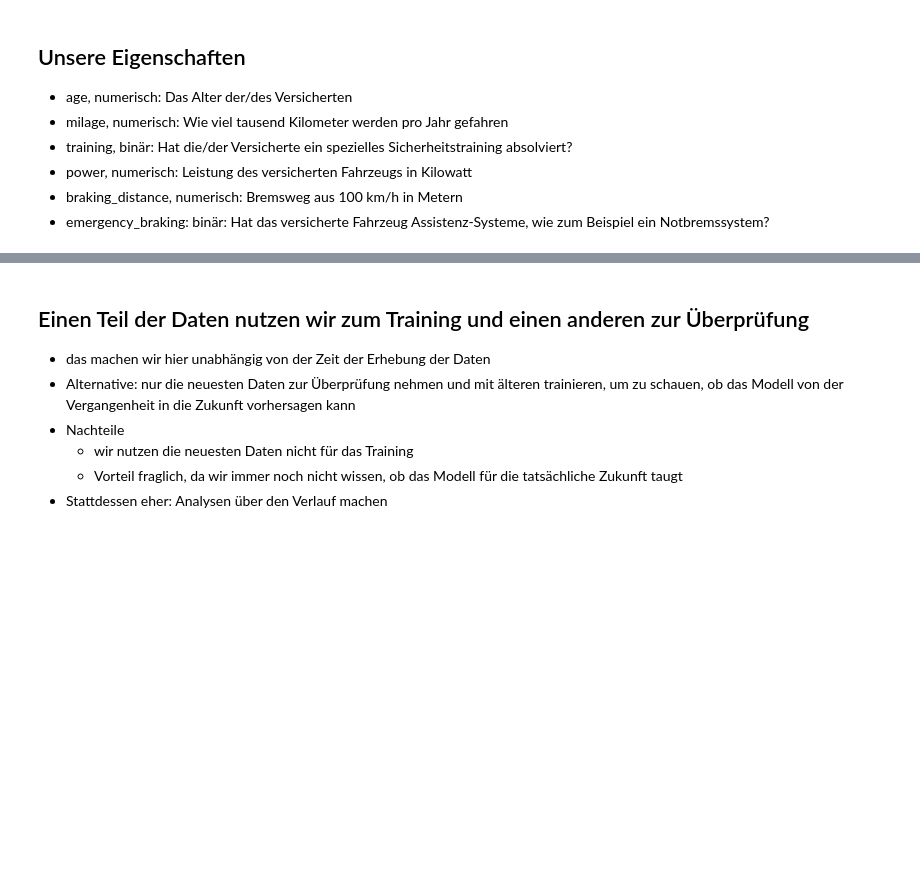
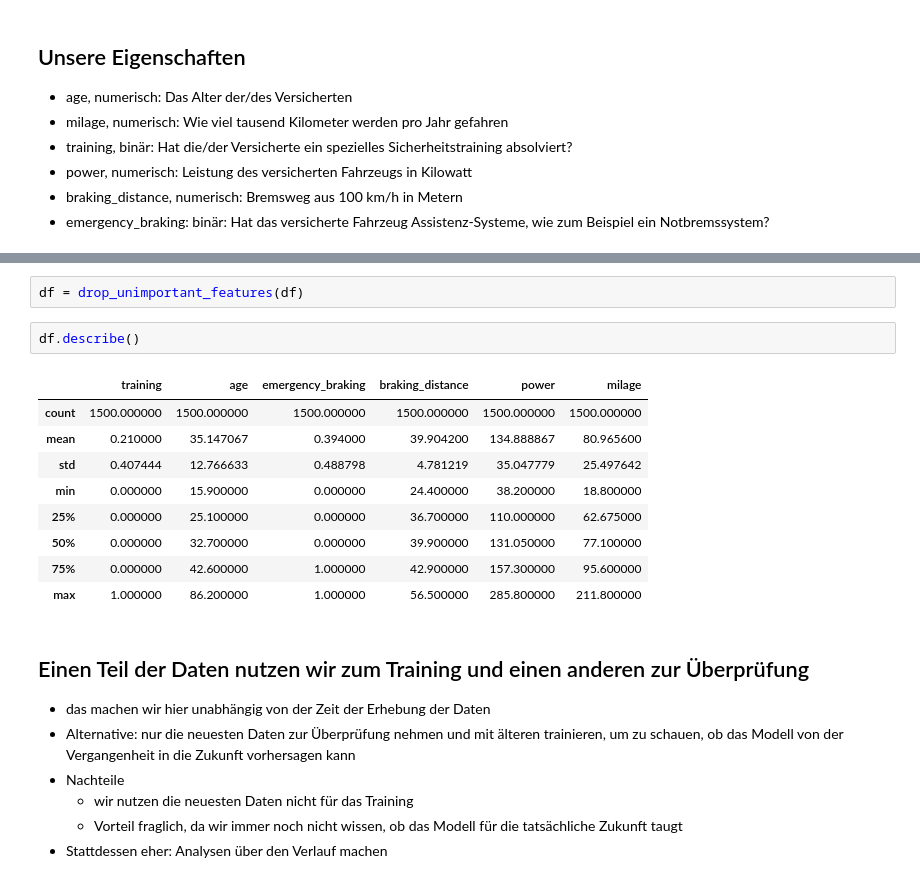
Before and after one commit to DJCordhose/buch-machine-learning-notebooks, a Jupyter notebook: kap11-train.ipynb, the cells around one changed output, grey strips where cells are left out. Drawn from its saved outputs; the diff is of its cells as text; blank space fills up the shorter version.

```diff
--- a/kap11-train.ipynb
+++ b/kap11-train.ipynb
@@ -139,3 +152,17 @@ df
+# %%
+df = drop_unimportant_features(df)
+# %%
+df.describe()
+# %% [output]
+|  | training | age | emergency_braking | braking_distance | power | milage |
+| count | 1500.000000 | 1500.000000 | 1500.000000 | 1500.000000 | 1500.000000 | 1500.000000 |
+| mean | 0.210000 | 35.147067 | 0.394000 | 39.904200 | 134.888867 | 80.965600 |
+| std | 0.407444 | 12.766633 | 0.488798 | 4.781219 | 35.047779 | 25.497642 |
+| min | 0.000000 | 15.900000 | 0.000000 | 24.400000 | 38.200000 | 18.800000 |
+| 25% | 0.000000 | 25.100000 | 0.000000 | 36.700000 | 110.000000 | 62.675000 |
+| 50% | 0.000000 | 32.700000 | 0.000000 | 39.900000 | 131.050000 | 77.100000 |
+| 75% | 0.000000 | 42.600000 | 1.000000 | 42.900000 | 157.300000 | 95.600000 |
+| max | 1.000000 | 86.200000 | 1.000000 | 56.500000 | 285.800000 | 211.800000 |
 # %% [markdown]
 ## Einen Teil der Daten nutzen wir zum Training und einen anderen zur Überprüfung
 
```
Also changed, not shown: parts of 26 cells of this notebook.
